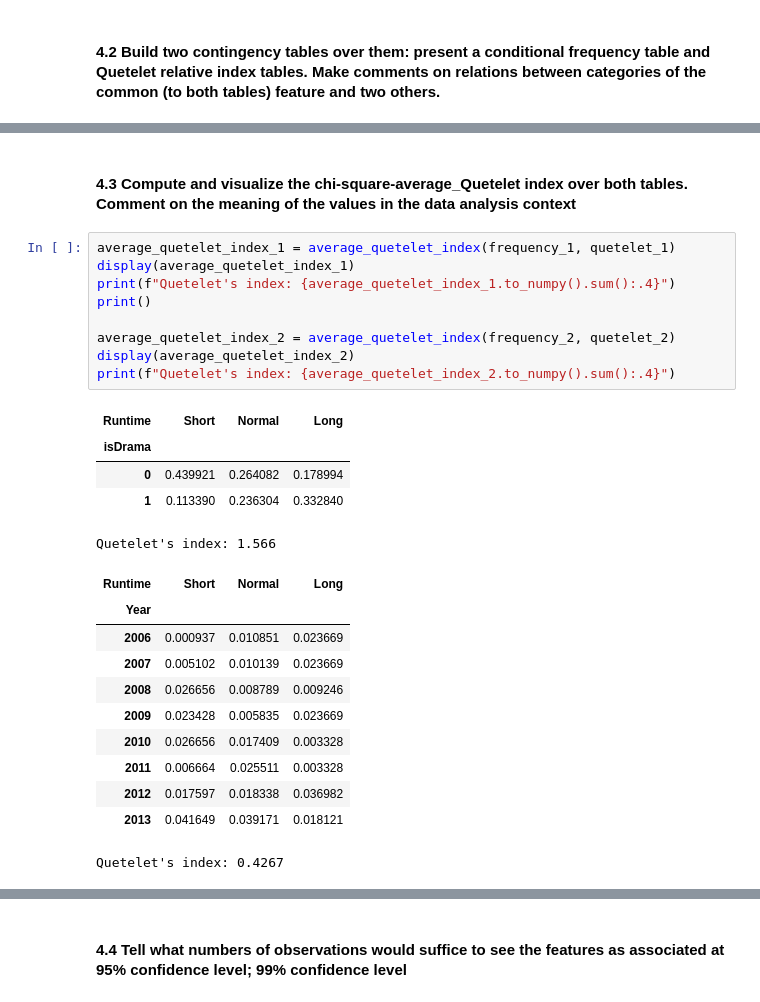
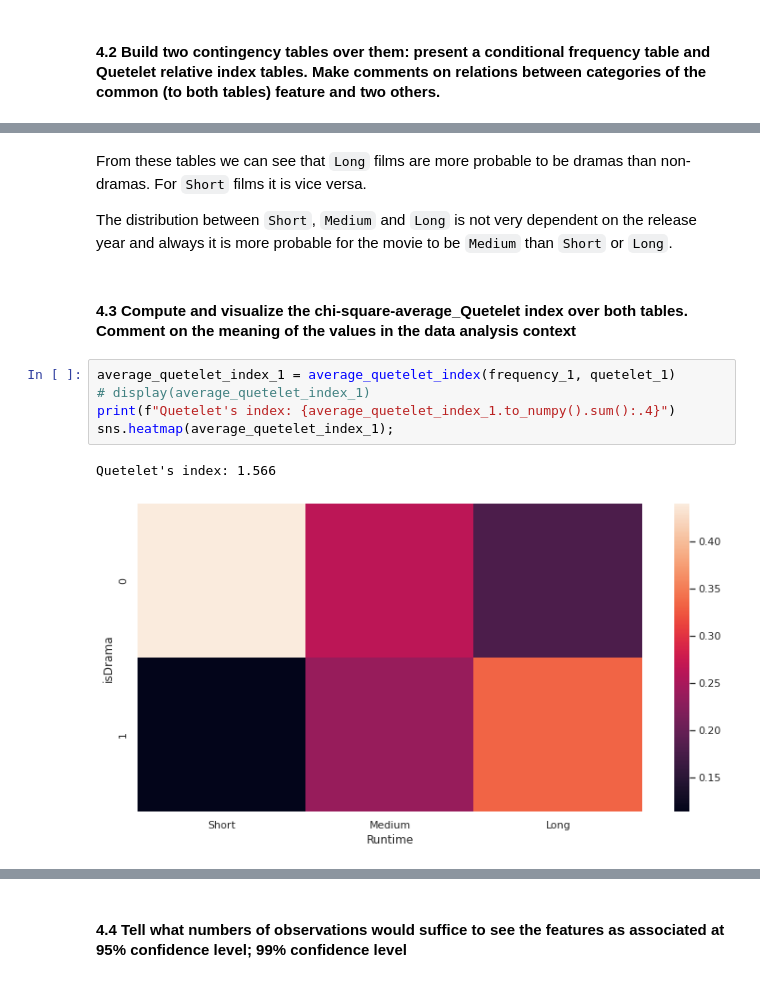
Before and after one commit to constantine7cd/mmda_imdb, a Jupyter notebook: hw.ipynb, the cells around one changed output, grey strips where cells are left out. Saved outputs shown, nothing was run; the diff lists cells and outputs as text.

```diff
--- a/hw.ipynb
+++ b/hw.ipynb
@@ -370,28 +324,14 @@ display(quetelet_2)
+# %% [markdown]
+From these tables we can see that `Long` films are more probable to be dramas than non-dramas. For `Short` films it is vice versa.
+
+The distribution between `Short`, `Medium` and `Long` is not very dependent on the release year and always it is more probable for the movie to be `Medium` than `Short` or `Long`.
 # %% [markdown]
 #### 4.3 Compute and visualize the chi-square-average_Quetelet index over both tables. Comment on the meaning of the values in the data analysis context
 # %%
 average_quetelet_index_1 = average_quetelet_index(frequency_1, quetelet_1)
-display(average_quetelet_index_1)
+# display(average_quetelet_index_1)
 print(f"Quetelet's index: {average_quetelet_index_1.to_numpy().sum():.4}")
-print()
-
-average_quetelet_index_2 = average_quetelet_index(frequency_2, quetelet_2)
-display(average_quetelet_index_2)
-print(f"Quetelet's index: {average_quetelet_index_2.to_numpy().sum():.4}")
+sns.heatmap(average_quetelet_index_1);
 # %% [output]
-| Runtime | Short | Normal | Long |
-| isDrama |  |  |  |
-| 0 | 0.439921 | 0.264082 | 0.178994 |
-| 1 | 0.113390 | 0.236304 | 0.332840 |
 Quetelet's index: 1.566
-| Runtime | Short | Normal | Long |
-| Year |  |  |  |
-| 2006 | 0.000937 | 0.010851 | 0.023669 |
-| 2007 | 0.005102 | 0.010139 | 0.023669 |
-| 2008 | 0.026656 | 0.008789 | 0.009246 |
-| 2009 | 0.023428 | 0.005835 | 0.023669 |
-| 2010 | 0.026656 | 0.017409 | 0.003328 |
-| 2011 | 0.006664 | 0.025511 | 0.003328 |
-| 2012 | 0.017597 | 0.018338 | 0.036982 |
-| 2013 | 0.041649 | 0.039171 | 0.018121 |
-Quetelet's index: 0.4267
+[figure, added]
```
Also changed, not shown: parts of 24 cells of this notebook, 1 other file.
